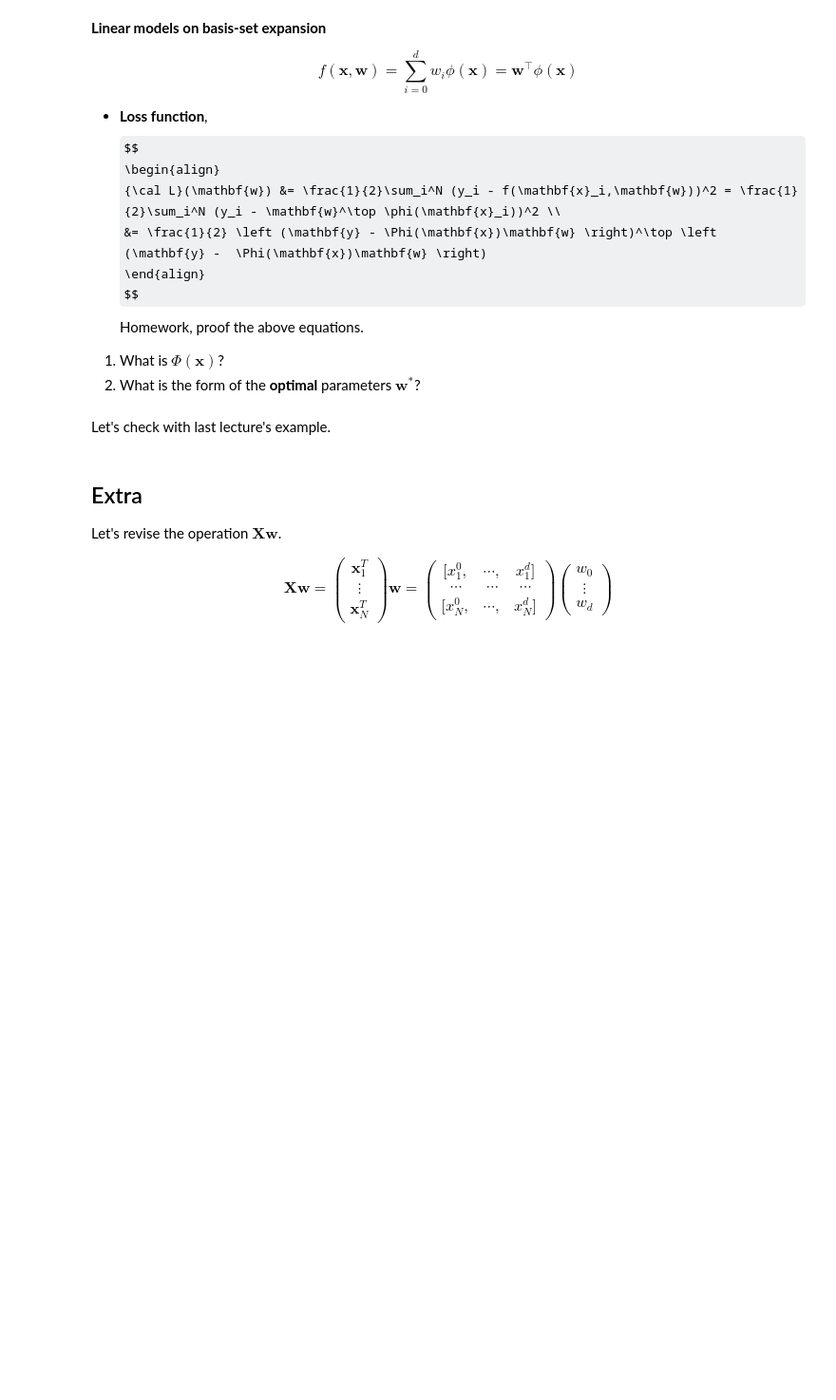
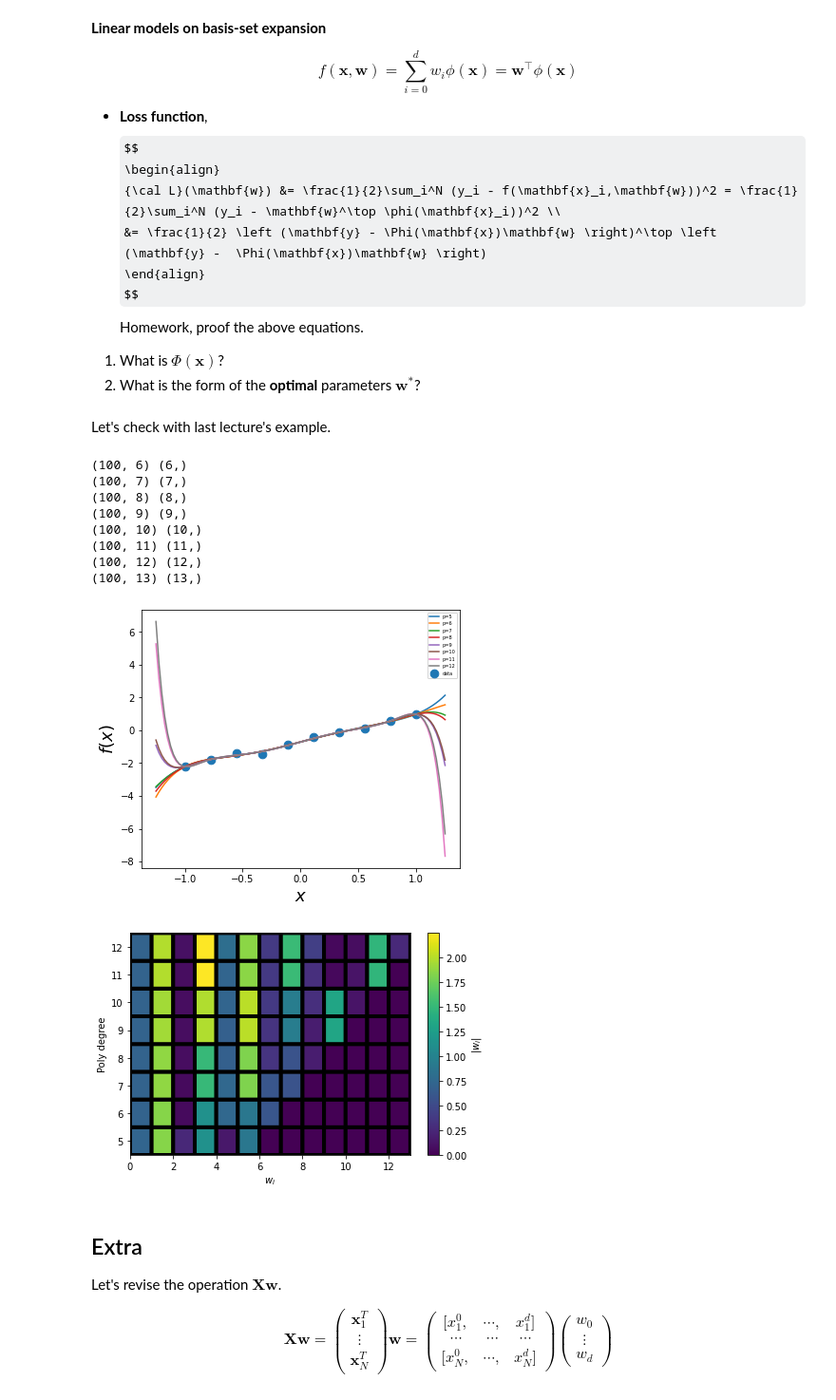
Before and after one commit to RodrigoAVargasHdz/CHEM-4PB3, a Jupyter notebook: Course_Notes/Week 3/Week_3_Linear_Regression.ipynb, the cells around one changed output. Shown: that part at 95% size. Drawn from its saved outputs; the diff is of its cells as text; code cells hidden in the pictures; some formulas as TeX source; blank space fills up the shorter version.

```diff
--- a/Course_Notes/Week 3/Week_3_Linear_Regression.ipynb
+++ b/Course_Notes/Week 3/Week_3_Linear_Regression.ipynb
@@ -231,43 +294,58 @@ def polynomial_features(X,deg):
     poly = PolynomialFeatures(deg)
     Phi = poly.fit_transform(X)
     return Phi
-# %%
-def polynomial_model_solver(X,y,deg):
-
-    return w
+# %%
+def polynomial_model_solver(X, y, deg, l=1E-2):
+    Phi = polynomial_features(X,deg)
+    A = Phi.T@Phi + l * np.eye(Phi.shape[1], Phi.shape[1])
+    w = np.linalg.inv(A)@(Phi.T@y)
+    # w = linear_model_solver(Phi,y)
+    return w
 # %% [markdown]
 Let's check with last lecture's example.
 # %%
 N = 10
-X, y = get_data(N)
-x_grid = np.linspace(-2.,2.,250)
+X, y = get_data(N,False)
+x_grid = np.linspace(-1.25,1.25,100)[:,None]
 
 fig, ax = plt.subplots(figsize=(6, 5))
 
 w_ = [] # to save the number of parameters
-p_ = np.arange(1, 13, 1, dtype=np.int32) # polynomial degrees
+p_ = np.arange(5, 13, 1, dtype=np.int32) # polynomial degrees
 for p in p_:  # loop over different degrees
-    w = polynomial_model_solver(X,y,p)
-    Phi = polynomial_features(X,p)
-    y_pred = #complete prediction use x_grid
+    w = polynomial_model_solver(X, y, p,l=1E-3)
+    Phi = polynomial_features(x_grid,p)
+    print(Phi.shape,w.shape)
+    y_pred = Phi@w
 
     plt.plot(x_grid, y_pred, label='p=%s' % p)
     w_.append(np.pad(w, (0, 13-w.shape[0]),
               mode='constant', constant_values=0))
 plt.scatter(X[:,-1], y, s=75, label='data')
 plt.legend(fontsize=5)
 plt.xlabel(r'$x$', fontsize=18)
 plt.ylabel(r'$f(x)$', fontsize=18)
 # plt.savefig('Figures/polyfit_2.png',dpi=1800)
 
 fig, ax0 = plt.subplots(1, 1)
 c = ax0.pcolor(np.abs(np.array(w_)), edgecolors='k', linewidths=4)
 fig.colorbar(c, ax=ax0, label=r'$|w_i|$')
 ax0.set_xlabel(r'$w_i$')
 ax0.set_yticks(np.arange(p_.shape[0])+0.5, p_)
 ax0.set_ylabel('Poly degree')
 fig.tight_layout()
 plt.show()
+# %% [output]
+(100, 6) (6,)
+(100, 7) (7,)
+(100, 8) (8,)
+(100, 9) (9,)
+(100, 10) (10,)
+(100, 11) (11,)
+(100, 12) (12,)
+(100, 13) (13,)
+[figure, added]
+[figure, added]
 # %% [markdown]
 ## Extra ##
 
```
Also changed, not shown: parts of 10 cells of this notebook.
